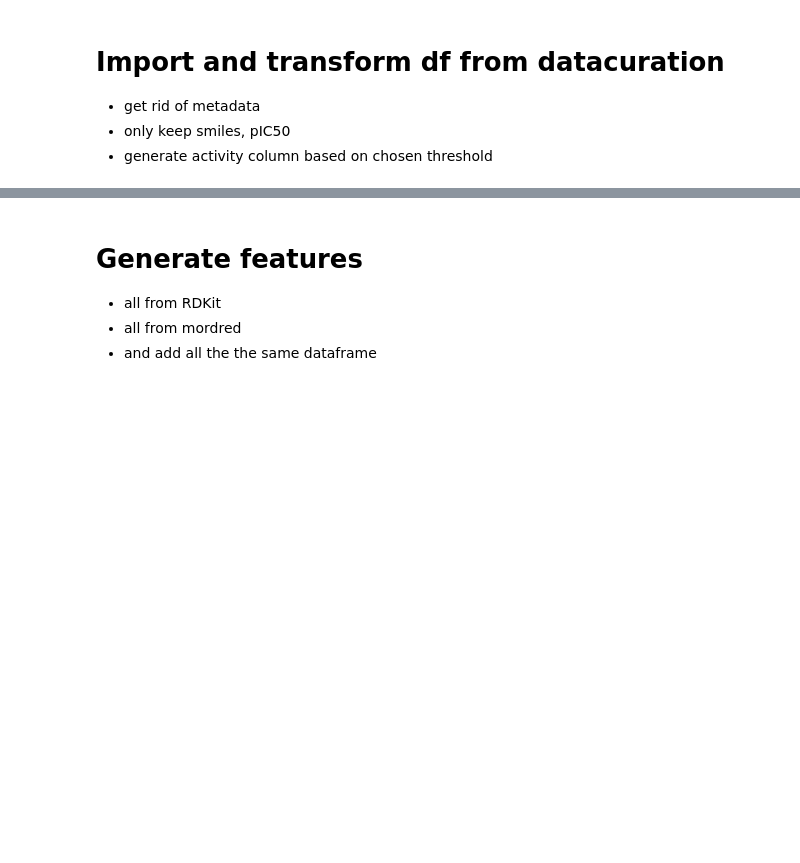
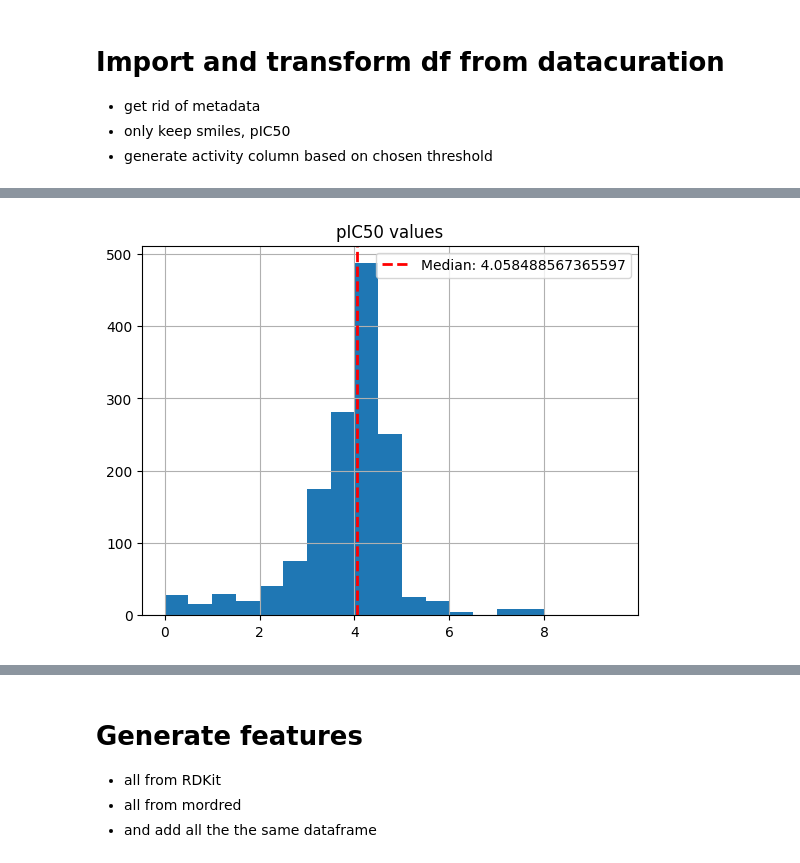
Before and after one commit to ManuelOtt-code/Project-DC, a Jupyter notebook: GenerateAndSelectFeatures.ipynb, the cells around one changed output, grey strips where cells are left out. Saved outputs shown, nothing was run; the diff lists cells and outputs as text; code cells hidden in the pictures; blank space fills up the shorter version.

```diff
--- a/GenerateAndSelectFeatures.ipynb
+++ b/GenerateAndSelectFeatures.ipynb
@@ -118 +121,14 @@ plt.show()
+# %%
+df_is_not_phenol = df[df["is_phenol"] == 0]
+median = df_is_not_phenol["pIC50"].median()
+binsize = 0.5
+bins = np.arange(0, 10, binsize)       #most of the compounds (>4000) occure only once or twice --> excluded for better readability of histogram
+plt.hist(df_is_not_phenol["pIC50"], bins=bins)
+plt.axvline(x = median, color = 'red', linestyle = '--', linewidth = 2, label = f"Median: {median}")
+plt.title("pIC50 values")
+plt.legend()
+plt.grid()
+plt.show()
+# %% [output]
+[figure, added]
 # %%
```
Also changed, not shown: parts of 11 cells of this notebook.
